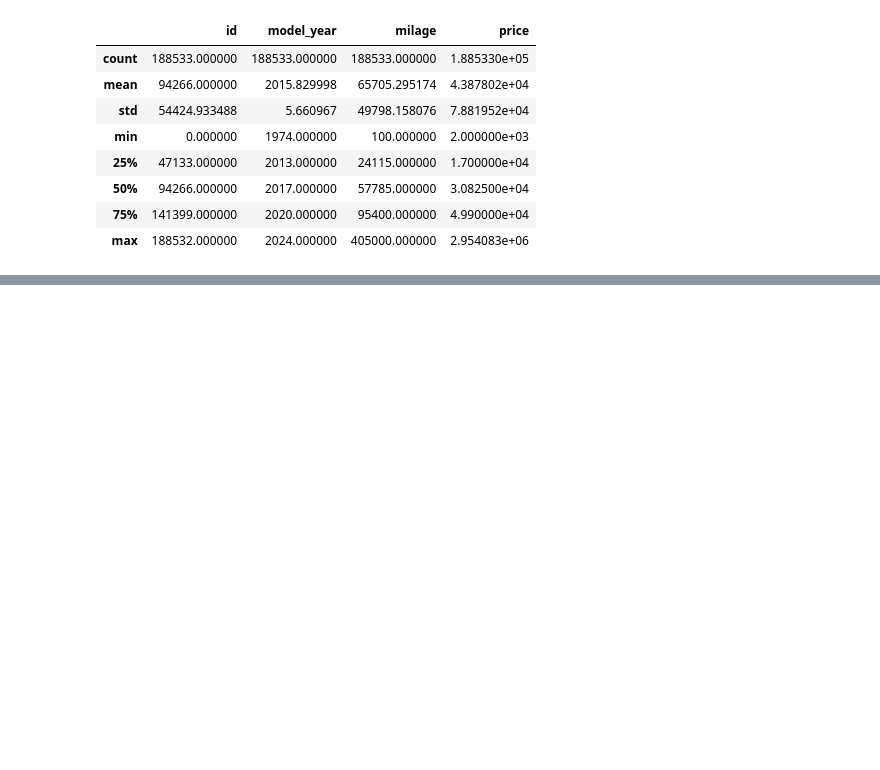
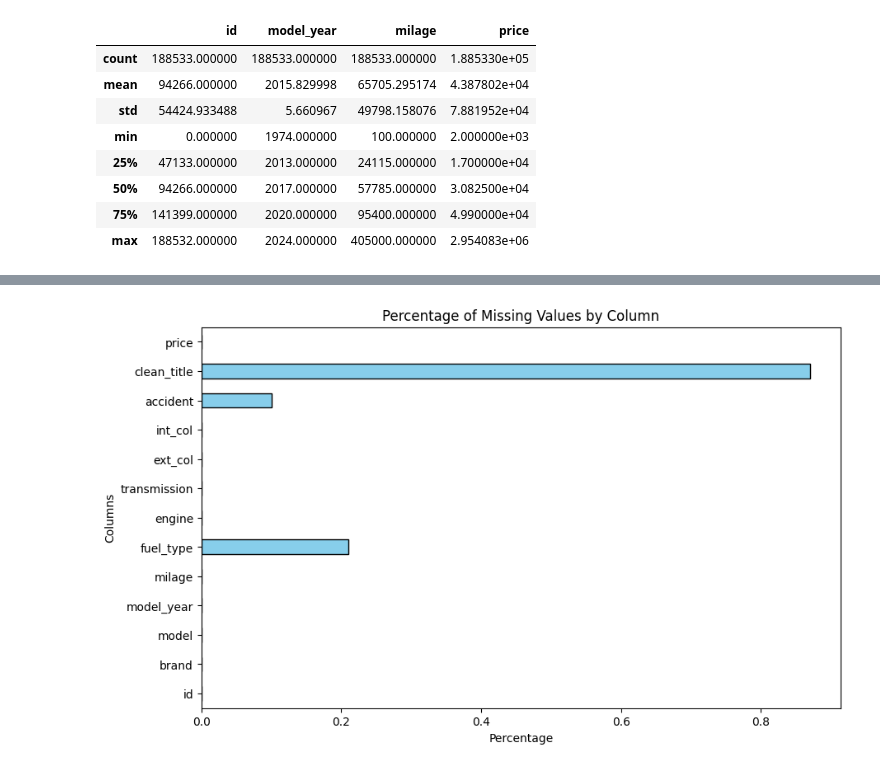
Before and after one commit to GhosTHaise/ml-car-price-regression, a Jupyter notebook: main.ipynb, the cells around one changed output, grey strips where cells are left out. Saved outputs shown, nothing was run; the diff lists cells and outputs as text; code cells hidden in the pictures; blank space fills up the shorter version.

Commit message:
feat : view missing variables as bar plot

```diff
--- a/main.ipynb
+++ b/main.ipynb
@@ -95,0 +105,9 @@ df.describe()
+# %%
+# Calculate percentage of missing values in each column
+missing_percentage = (df.isnull().mean() / df.shape[1]) * 100
+# Format the result to two decimal places
+missing_percentage = missing_percentage.round(2)
+print("Missing Percentage in Training Data")
+print("------------------------------------")
+print()
+print(missing_percentage)
@@ -95,0 +132,11 @@ df.describe()
+# %%
+import matplotlib.pyplot as plt
+
+missing_percentage.plot(kind='barh', figsize=(10, 6), color='skyblue', edgecolor="black", linewidth=1.0)
+
+plt.title("Percentage of Missing Values by Column")
+plt.xlabel('Percentage')
+plt.ylabel('Columns')
+plt.show()
+# %% [output]
+[figure, added]
```
Also changed, not shown: parts of 2 cells of this notebook.
